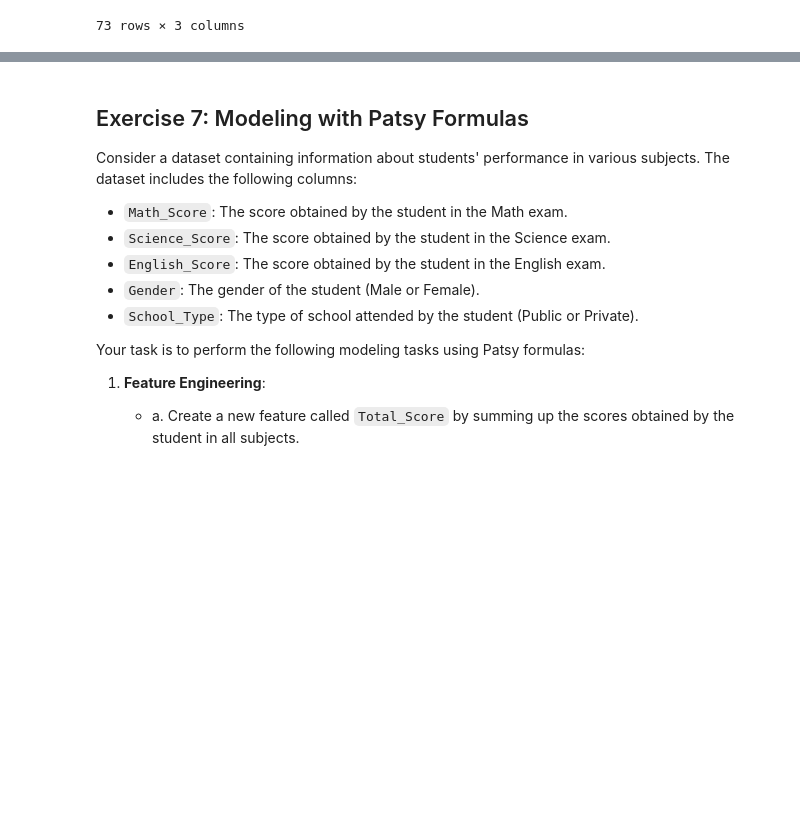
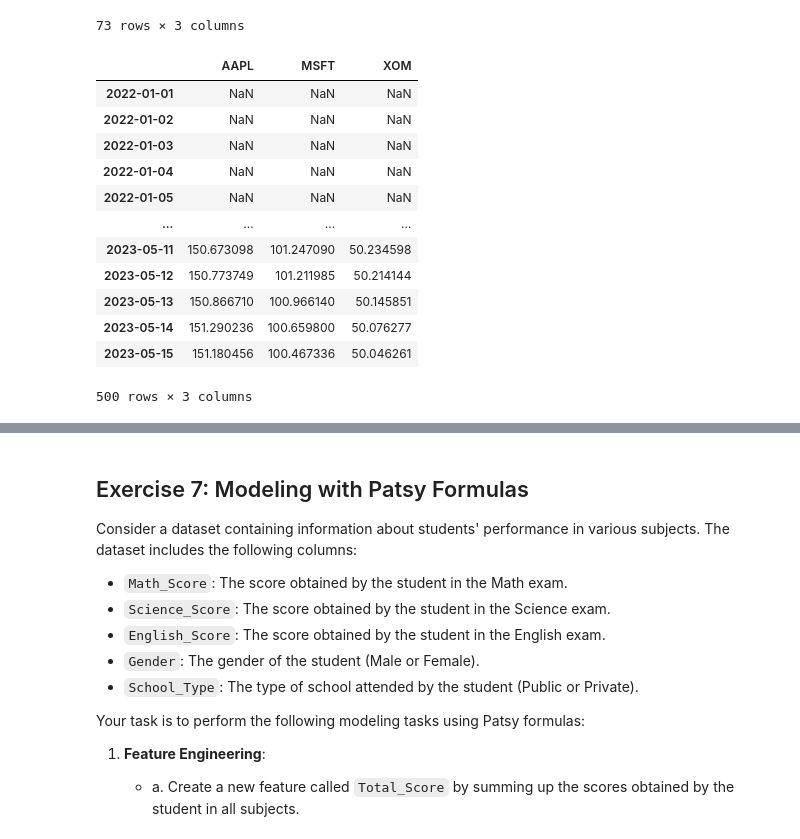
Before and after one commit to ninapeak10/Intro-to-Data-Science, a Jupyter notebook: HW/HW5.ipynb, the cells around one changed output, grey strips where cells are left out. Saved outputs shown, nothing was run; the diff lists cells and outputs as text; code cells hidden in the pictures; blank space fills up the shorter version.

```diff
--- a/HW/HW5.ipynb
+++ b/HW/HW5.ipynb
@@ -576,3 +586,20 @@ weekly
 | 2023-05-14 | 139.819581 | 94.261945 | 47.841314 |
 | 2023-05-21 | 149.221452 | 98.209430 | 49.771549 |
 73 rows × 3 columns
+# %%
+#a. Calculate the 30-day rolling average for each company's stock price.
+stock_prices.rolling(window=30).mean()
+# %% [output]
+|  | AAPL | MSFT | XOM |
+| 2022-01-01 | NaN | NaN | NaN |
+| 2022-01-02 | NaN | NaN | NaN |
+| 2022-01-03 | NaN | NaN | NaN |
+| 2022-01-04 | NaN | NaN | NaN |
+| 2022-01-05 | NaN | NaN | NaN |
+| ... | ... | ... | ... |
+| 2023-05-11 | 150.673098 | 101.247090 | 50.234598 |
+| 2023-05-12 | 150.773749 | 101.211985 | 50.214144 |
+| 2023-05-13 | 150.866710 | 100.966140 | 50.145851 |
+| 2023-05-14 | 151.290236 | 100.659800 | 50.076277 |
+| 2023-05-15 | 151.180456 | 100.467336 | 50.046261 |
+500 rows × 3 columns
```
Also changed, not shown: parts of 22 cells of this notebook.
